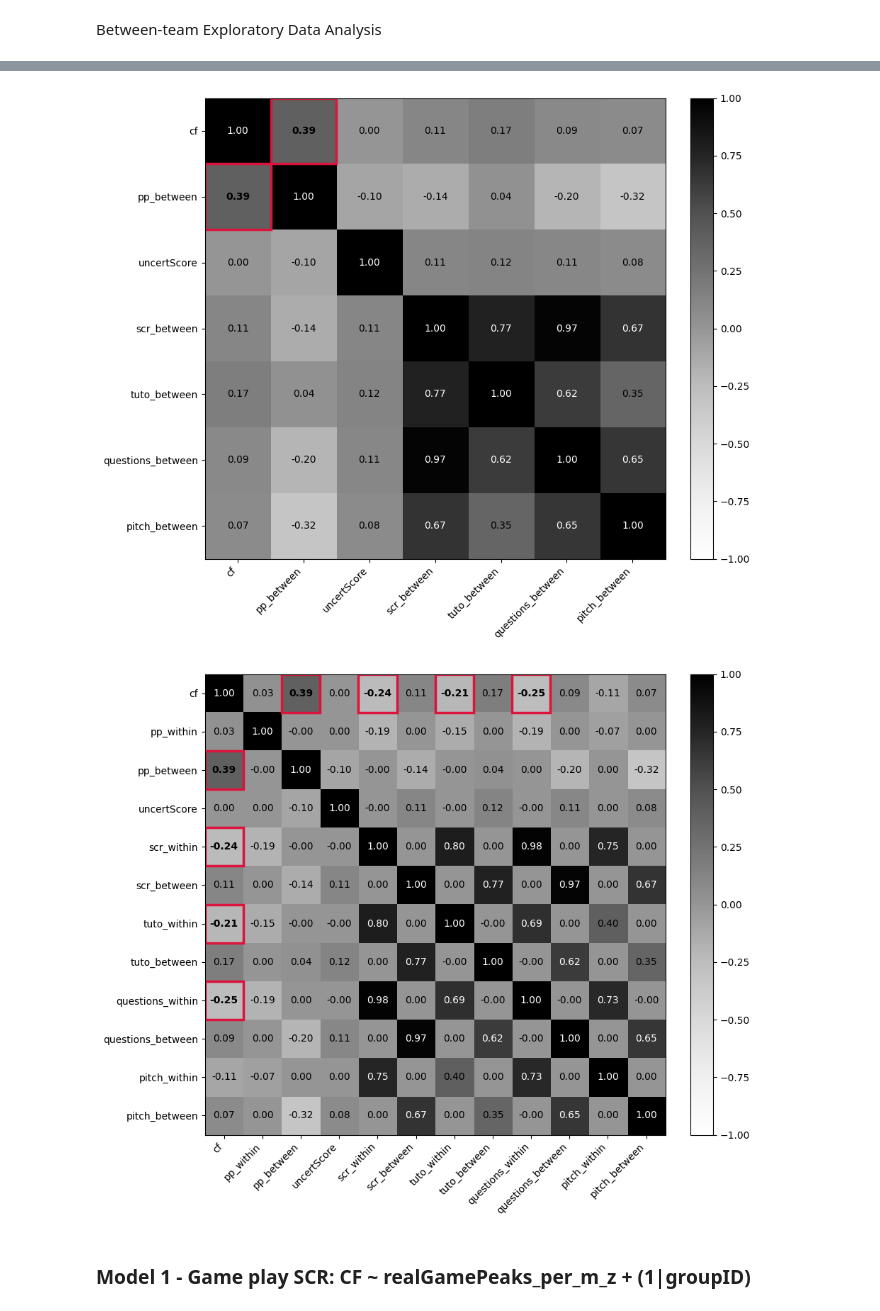
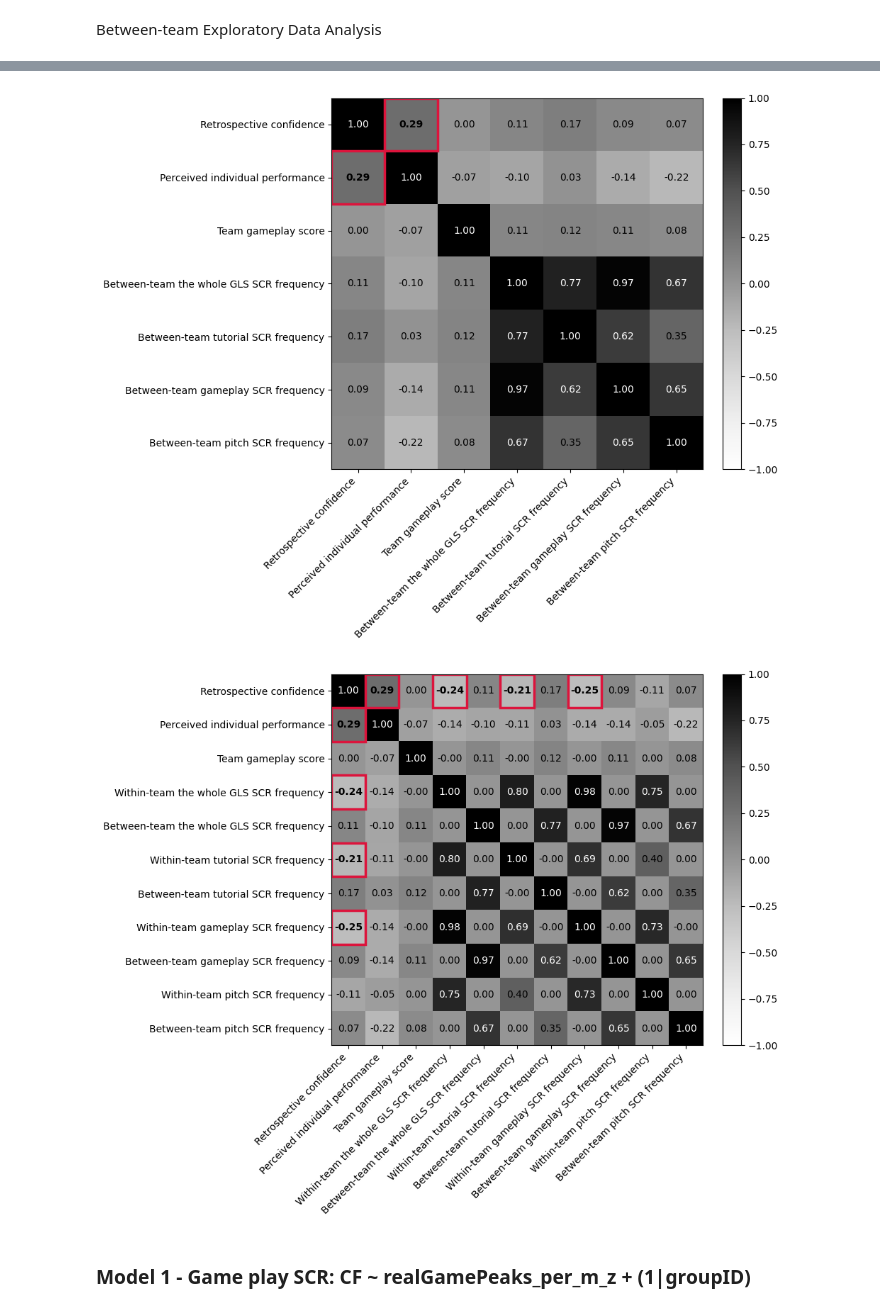
Before and after one commit to elvisortegafi/MultilevelAnalysis-RetrospectiveConfidencePerformance, a Jupyter notebook: confidence_performance_perception_uncertainty_score_SCR.ipynb, the cells around one changed output, grey strips where cells are left out. Saved outputs shown, nothing was run; the diff lists cells and outputs as text; code cells hidden in the pictures.

```diff
--- a/confidence_performance_perception_uncertainty_score_SCR.ipynb
+++ b/confidence_performance_perception_uncertainty_score_SCR.ipynb
@@ -361,9 +381,9 @@ eda_df = dat_model.copy()
 eda_df[["pitch_within", "pitch_between"]] = np.nan
 eda_df.loc[dat_model_pitch_role.index, ["pitch_within", "pitch_between"]] = dat_model_pitch_role[["pitch_within", "pitch_between"]].to_numpy()
 
-cols_within_between = ["cf", "pp_within", "pp_between", "uncertScore", "scr_within", "scr_between", "tuto_within", "tuto_between","questions_within", "questions_between", "pitch_within", "pitch_between"]
-cols_within = ["cf", "pp_within", "uncertScore", "scr_within", "tuto_within", "questions_within", "pitch_within"]
-cols_between = ["cf", "pp_between", "uncertScore", "scr_between",  "tuto_between", "questions_between", "pitch_between"]
+cols_within_between = ["cf", "pp", "uncertScore", "scr_within", "scr_between", "tuto_within", "tuto_between","questions_within", "questions_between", "pitch_within", "pitch_between"]
+cols_within = ["cf", "pp", "uncertScore", "scr_within", "tuto_within", "questions_within", "pitch_within"]
+cols_between = ["cf", "pp", "uncertScore", "scr_between",  "tuto_between", "questions_between", "pitch_between"]
 # %% [markdown]
 Within-team Exploratory Data Analysis
 # %%
@@ -417,10 +437,12 @@ corr = eda_df[cols_within].corr()
 fig, ax = plt.subplots(figsize=(10, 8))
 im = ax.imshow(corr, cmap="Greys", vmin=-1, vmax=1)
 
-ax.set_xticks(range(len(cols_within)))
-ax.set_yticks(range(len(cols_within)))
-ax.set_xticklabels(cols_within, rotation=45, ha="right")
-ax.set_yticklabels(cols_within)
+display_labels = [labels[col] for col in cols_within]
+
+ax.set_xticks(range(len(display_labels)))
+ax.set_yticks(range(len(display_labels)))
+ax.set_xticklabels(display_labels, rotation=45, ha="right")
+ax.set_yticklabels(display_labels)
 
 threshold = 0.20
 focus_var = "cf"
@@ -492,37 +514,39 @@ Descriptive statistics:
 # %%
 # Correlation matrix
 corr = eda_df[cols_between].corr()
 
 fig, ax = plt.subplots(figsize=(10, 8))
 im = ax.imshow(corr, cmap="Greys", vmin=-1, vmax=1)
 
-ax.set_xticks(range(len(cols_between)))
-ax.set_yticks(range(len(cols_between)))
-ax.set_xticklabels(cols_between, rotation=45, ha="right")
-ax.set_yticklabels(cols_between)
+display_labels = [labels[col] for col in cols_between]
+
+ax.set_xticks(range(len(display_labels)))
+ax.set_yticks(range(len(display_labels)))
+ax.set_xticklabels(display_labels, rotation=45, ha="right")
+ax.set_yticklabels(display_labels)
 #ax.set_title("Detailed Correlation Matrix")
 
 threshold = 0.20
 focus_var = "cf"
 
 for i in range(len(cols_between)):
     for j in range(len(cols_between)):
         value = corr.iloc[i, j]
         text_color = "white" if abs(value) > 0.5 else "black"
         involves_focus = focus_var in (cols_between[i], cols_between[j])
         is_strong = abs(value) >= threshold and i != j and involves_focus
         ax.text(j, i, f"{value:.2f}", ha="center", va="center",
                  color=text_color, fontweight="bold" if is_strong else "normal")
         if is_strong:
             rect = patches.Rectangle((j - 0.5, i - 0.5), 1, 1,
                                        linewidth=2.5, edgecolor="crimson", facecolor="none")
             ax.add_patch(rect)
 
 plt.colorbar(im, ax=ax, fraction=0.046, pad=0.04)
 plt.tight_layout()
 plt.show()
 # %% [output]
-[figure, old version]
+[figure, new version]
 # %%
 # Correlation matrix
 corr = eda_df[cols_within_between].corr()
@@ -530,10 +554,12 @@ corr = eda_df[cols_within_between].corr()
 fig, ax = plt.subplots(figsize=(10, 8))
 im = ax.imshow(corr, cmap="Greys", vmin=-1, vmax=1)
 
-ax.set_xticks(range(len(cols_within_between)))
-ax.set_yticks(range(len(cols_within_between)))
-ax.set_xticklabels(cols_within_between, rotation=45, ha="right")
-ax.set_yticklabels(cols_within_between)
+display_labels = [labels[col] for col in cols_within_between]
+
+ax.set_xticks(range(len(display_labels)))
+ax.set_yticks(range(len(display_labels)))
+ax.set_xticklabels(display_labels, rotation=45, ha="right")
+ax.set_yticklabels(display_labels)
 
 threshold = 0.20
 focus_var = "cf"
@@ -555,7 +581,7 @@ plt.colorbar(im, ax=ax, fraction=0.046, pad=0.04)
 plt.tight_layout()
 plt.show()
 # %% [output]
-[figure, old version]
+[figure, new version]
 # %% [markdown]
 ### Model 1 - Game play SCR: CF ~ realGamePeaks_per_m_z + (1|groupID)
 # %% [markdown]
```
Also changed, not shown: parts of 24 cells of this notebook, 1 other file.
